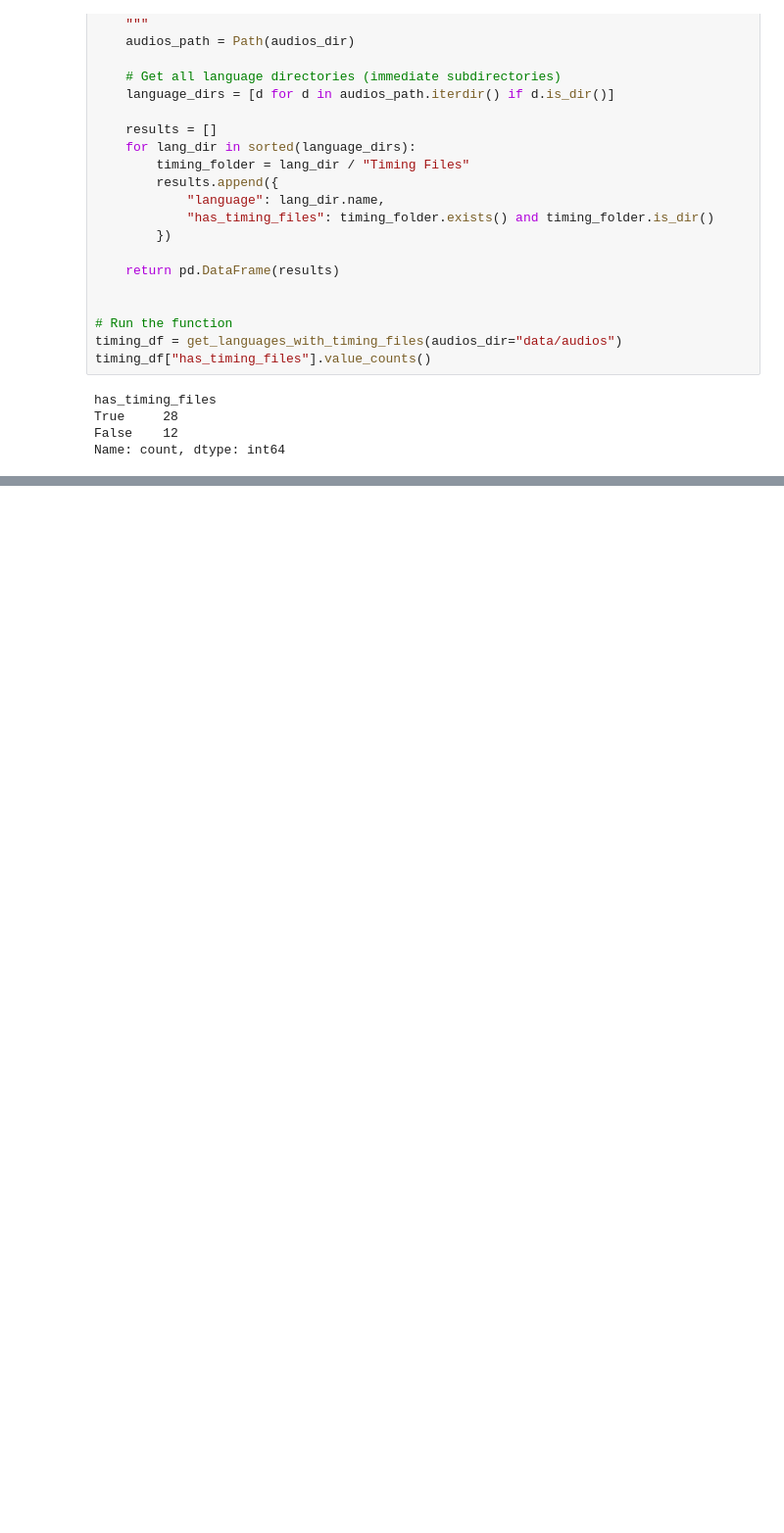
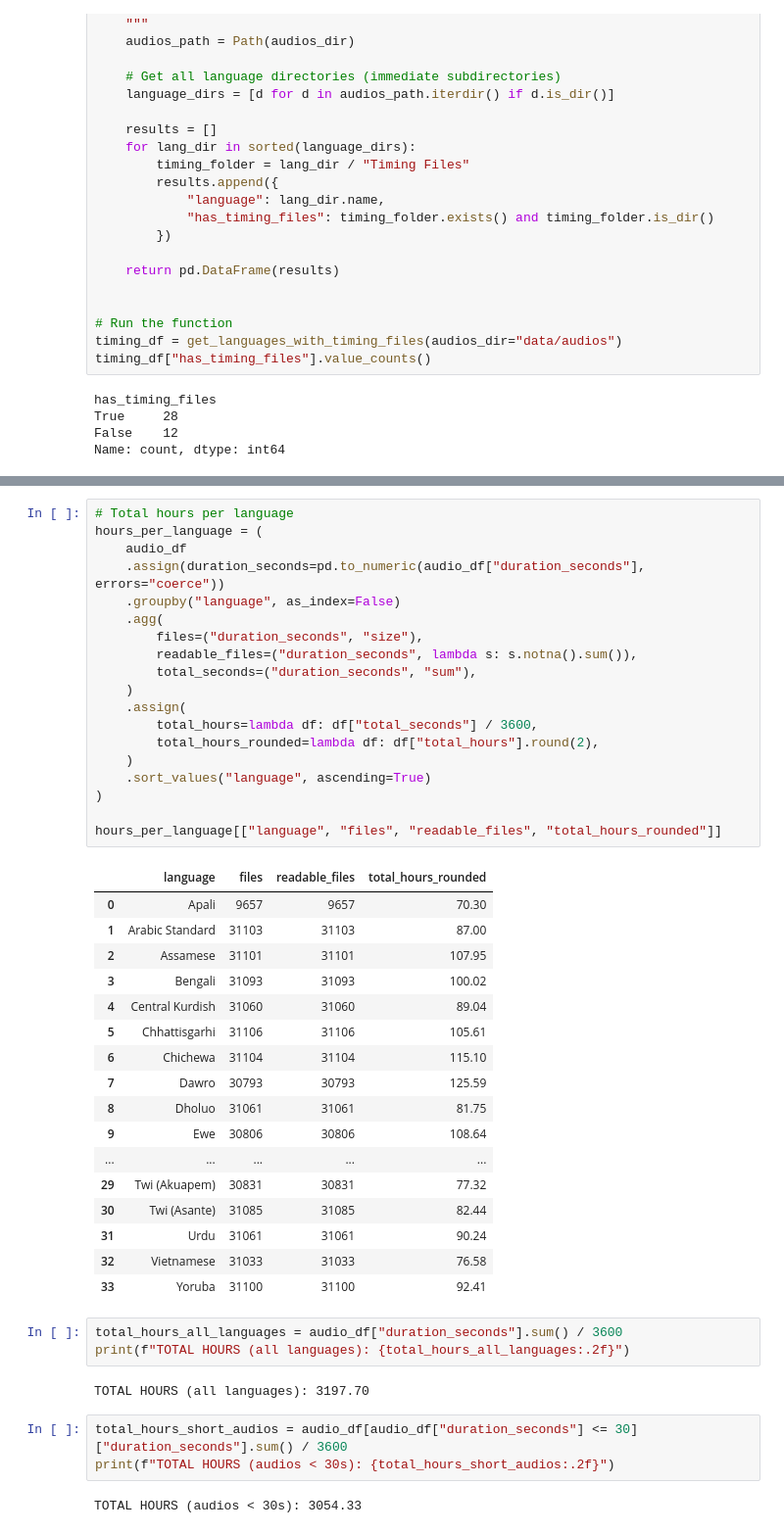
Before and after one commit to davidguzmanr/bible-tts-resources, a Jupyter notebook: dev.ipynb, the cells around one changed output, grey strips where cells are left out. Shown at 98% size. Cells and saved outputs as stored; diff of their text form; blank space fills up the shorter version.

```diff
--- a/dev.ipynb
+++ b/dev.ipynb
@@ -522,0 +525,47 @@ for _, row in timing_df.iterrows():
+# %%
+# Total hours per language
+hours_per_language = (
+    audio_df
+    .assign(duration_seconds=pd.to_numeric(audio_df["duration_seconds"], errors="coerce"))
+    .groupby("language", as_index=False)
+    .agg(
+        files=("duration_seconds", "size"),
+        readable_files=("duration_seconds", lambda s: s.notna().sum()),
+        total_seconds=("duration_seconds", "sum"),
+    )
+    .assign(
+        total_hours=lambda df: df["total_seconds"] / 3600,
+        total_hours_rounded=lambda df: df["total_hours"].round(2),
+    )
+    .sort_values("language", ascending=True)
+)
+
+hours_per_language[["language", "files", "readable_files", "total_hours_rounded"]]
+# %% [output]
+|  | language | files | readable_files | total_hours_rounded |
+| 0 | Apali | 9657 | 9657 | 70.30 |
+| 1 | Arabic Standard | 31103 | 31103 | 87.00 |
+| 2 | Assamese | 31101 | 31101 | 107.95 |
+| 3 | Bengali | 31093 | 31093 | 100.02 |
+| 4 | Central Kurdish | 31060 | 31060 | 89.04 |
+| 5 | Chhattisgarhi | 31106 | 31106 | 105.61 |
+| 6 | Chichewa | 31104 | 31104 | 115.10 |
+| 7 | Dawro | 30793 | 30793 | 125.59 |
+| 8 | Dholuo | 31061 | 31061 | 81.75 |
+| 9 | Ewe | 30806 | 30806 | 108.64 |
+| ... | ... | ... | ... | ... |
+| 29 | Twi (Akuapem) | 30831 | 30831 | 77.32 |
+| 30 | Twi (Asante) | 31085 | 31085 | 82.44 |
+| 31 | Urdu | 31061 | 31061 | 90.24 |
+| 32 | Vietnamese | 31033 | 31033 | 76.58 |
+| 33 | Yoruba | 31100 | 31100 | 92.41 |
+# %%
+total_hours_all_languages = audio_df["duration_seconds"].sum() / 3600
+print(f"TOTAL HOURS (all languages): {total_hours_all_languages:.2f}")
+# %% [output]
+TOTAL HOURS (all languages): 3197.70
+# %%
+total_hours_short_audios = audio_df[audio_df["duration_seconds"] <= 30]["duration_seconds"].sum() / 3600
+print(f"TOTAL HOURS (audios < 30s): {total_hours_short_audios:.2f}")
+# %% [output]
+TOTAL HOURS (audios < 30s): 3054.33
```
Also changed, not shown: parts of 6 cells of this notebook, 5 other files.
